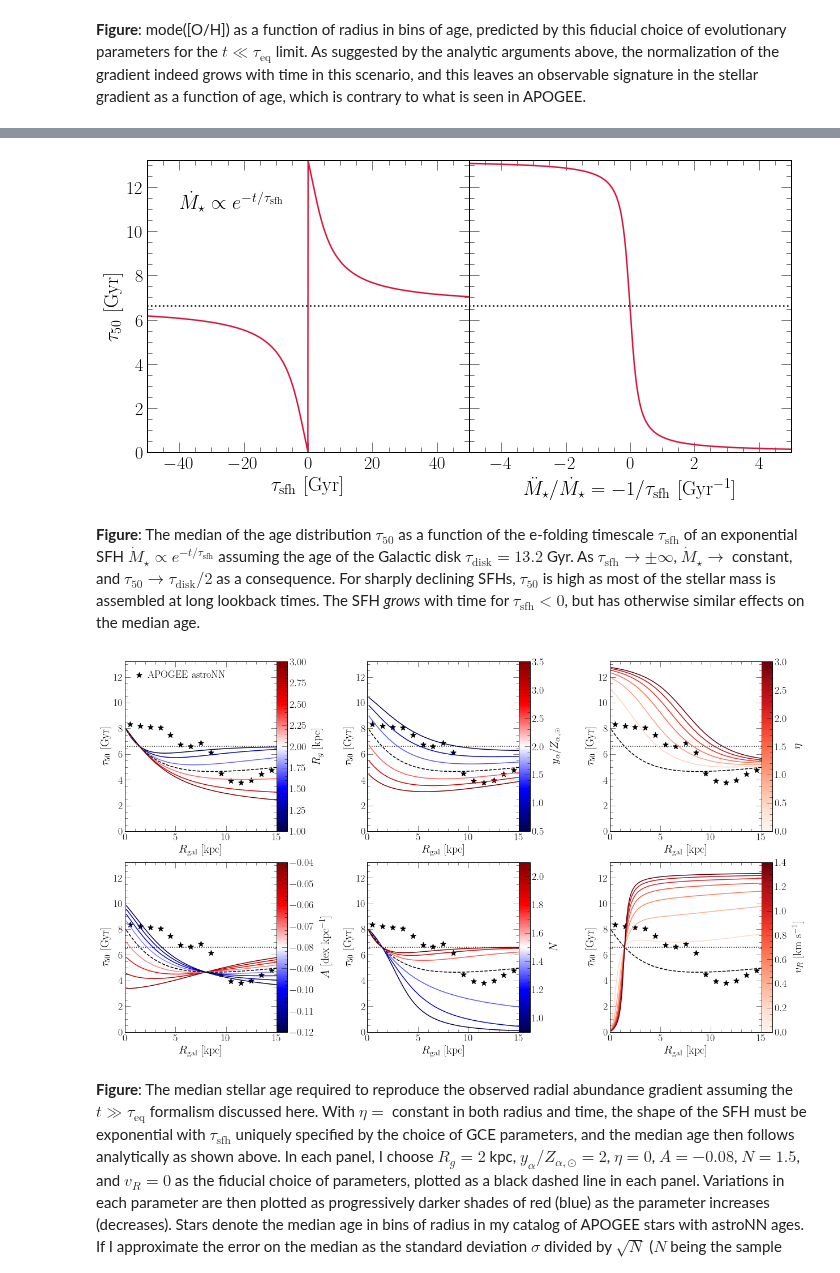
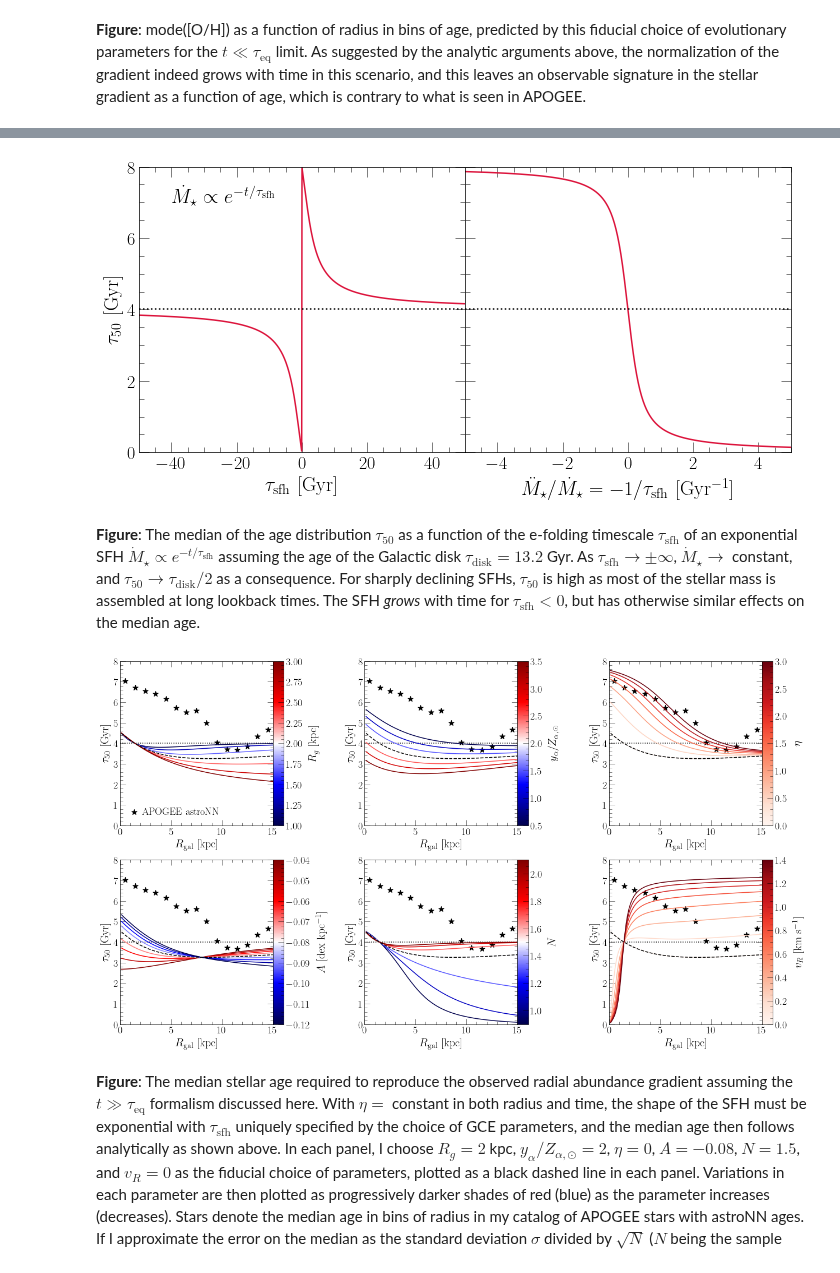
Before and after one commit to giganano/outflows, a Jupyter notebook: notebooks/radialflows.ipynb, the cells around one changed output, grey strips where cells are left out. Cells and saved outputs as stored; diff of their text form; code cells hidden in the pictures.

```diff
--- a/notebooks/radialflows.ipynb
+++ b/notebooks/radialflows.ipynb
@@ -1264,7 +1195,7 @@ $$
 # %%
 _SECONDS_PER_GYR_ = 3.1536e16 # conversion factor
 _KM_PER_KPC_ = 3.24e-17 # conversion factor
-taudisk = 13.2
+taudisk = 8
 
 def tausfh(r, taustar0 = 2, Rg = 2, eta = 0, yieldsolar = 2, A = -0.08, vr = 0, N = 1.5):
     vr *= _SECONDS_PER_GYR_
@@ -1276,13 +1207,9 @@ def tausfh(r, taustar0 = 2, Rg = 2, eta = 0, yieldsolar = 2, A = -0.08, vr = 0,
     muflow = flowterm * taustar
     tausfh = (term1 / taustar - flowterm)**(-1)
     return tausfh
-#     return (term1 / taustar - flowterm)**(-1)
 
 def tau50(r, **kwargs):
     tausfh_ = tausfh(r, **kwargs)
-#     prefactor = (np.log(2) - np.log(1 - np.exp(-taudisk / tausfh_)))
-#     prefactor = np.log(0.5 * (1 - np.exp(-taudisk / tausfh_)) + np.exp(-taudisk / tausfh_))
-#     return taudisk + tausfh_ * prefactor
     return tau50_from_tausfh(tausfh_)
 
 def tau50_from_tausfh(tausfh_):
@@ -1294,19 +1221,18 @@ ax1 = fig.add_subplot(121)
 ax1.set_xlabel(r"$\tau_\text{sfh}$ [Gyr]")
 ax1.set_ylabel(r"$\tau_{50}$ [Gyr]")
 ax1.set_xlim([-50, 50])
-ax1.set_ylim([0, 13.2])
-ax2 = fig.add_subplot(122)
+ax1.set_ylim([0, 8])
+ax2 = fig.add_subplot(122, sharey = ax1)
 ax2.set_xlabel(r"$\ddot{M}_\star / \dot{M}_\star = -1 / \tau_\text{sfh}$ [Gyr$^{-1}$]")
 # ax2.set_ylabel(r"$\tau_\text{50}$ [Gyr]")
 ax2.set_xlim([-5, 5])
-ax2.set_ylim([0, 13.2])
 plt.setp(ax2.get_yticklabels(), visible = False)
 
 xvals = np.linspace(-50, 50, 1000)
 yvals = [tau50_from_tausfh(_) for _ in xvals]
 ax1.plot(xvals, yvals, c = named_colors()["crimson"])
 ax1.axhline(taudisk / 2, c = named_colors()["black"], linestyle = ':')
-ax1.text(-40, 11, r"$\dot{M}_\star \propto e^{-t / \tau_\text{sfh}}$", fontsize = 20)
+ax1.text(-40, 7, r"$\dot{M}_\star \propto e^{-t / \tau_\text{sfh}}$", fontsize = 20)
 
 xvals = np.linspace(-5, 5, 1000)
 yvals = [tau50_from_tausfh(-1 / _) for _ in xvals]
@@ -1321,21 +1247,18 @@ plt.subplots_adjust(wspace = 0)
 #     plt.savefig("./radialflows/tau50_vs_tausfh.%s" % (ext), **kwargs)
 plt.show()
 # %% [output]
-[figure, old version]
+[figure, new version]
 # %% [markdown]
 **Figure**: The median of the age distribution $\tau_\text{50}$ as a function of the e-folding timescale $\tau_\text{sfh}$ of an exponential SFH $\dot{M}_\star \propto e^{-t / \tau_\text{sfh}}$ assuming the age of the Galactic disk $\tau_\text{disk} = 13.2$ Gyr. As $\tau_\text{sfh} \rightarrow \pm \infty$, $\dot{M}_\star \rightarrow$ constant, and $\tau_{50} \rightarrow \tau_\text{disk} / 2$ as a consequence. For sharply declining SFHs, $\tau_\text{50}$ is high as most of the stellar mass is assembled at long lookback times. The SFH *grows* with time for $\tau_\text{sfh} < 0$, but has otherwise similar effects on the median age.
 # %%
-# colormaps = ["seismic", "Reds", "seismic", "seismic", "Reds", "seismic"]
-
 fig = plt.figure(figsize = (18, 10))
 axes = []
 for i in range(6):
     axes.append(fig.add_subplot(231 + i))
     axes[i].set_xlabel(r"$R_\text{gal}$ [kpc]")
-#     axes[i].set_ylabel(r"$\tau_\text{sfh}$ [Gyr]")
     axes[i].set_ylabel(r"$\tau_{50}$ [Gyr]")
     axes[i].set_xlim([0, 15])
-    axes[i].set_ylim([0, 13.2])
+    axes[i].set_ylim([0, taudisk])
     axes[i].axhline(taudisk / 2, c = named_colors()["black"], linestyle = ":")
 plt.tight_layout()
 plt.subplots_adjust(wspace = 0.6, right = 0.92)
@@ -1344,14 +1267,12 @@ def plot_behavior(ax, values, keywordarg, label, colormap):
     xvals = np.linspace(0, 15, 100)
     for i in range(len(values)):
         kwargs = {keywordarg: values[i]}
-#         yvals = [tausfh(_, **kwargs) for _ in xvals]
         yvals = [tau50(_, **kwargs) for _ in xvals]
         cm = plt.get_cmap(colormap)
         cnorm = colors.Normalize(vmin = min(values), vmax = max(values))
         sc = cmx.ScalarMappable(norm = cnorm, cmap = cm)
         kwargs = {"c": sc.to_rgba(values[i])}
         ax.plot(xvals, yvals, **kwargs)
-#     yvals = [tausfh(_) for _ in xvals]
     yvals = [tau50(_) for _ in xvals]
     kwargs = {
         "c": named_colors()["black"],
@@ -1376,35 +1297,35 @@ indeces = [0.9, 1.1, 1.3, 1.5, 1.7, 1.9, 2.1]
 velocities = [0, 0.2, 0.4, 0.6, 0.8, 1.0, 1.2, 1.4]
 
 plot_behavior(axes[0], Rg_values, "Rg", r"$R_g$ [kpc]", "seismic")
 plot_behavior(axes[1], yieldratios, "yieldsolar", r"$y_\alpha / Z_{\alpha,\odot}$", "seismic")
 plot_behavior(axes[2], eta_values, "eta", r"$\eta$", "Reds")
 plot_behavior(axes[3], slopes, "A", r"$A$ [dex kpc$^{-1}$]", "seismic")
 plot_behavior(axes[4], indeces, "N", r"$N$", "seismic")
 plot_behavior(axes[5], velocities, "vr", "$v_R$ [km s$^{-1}$]", "Reds")
 
 data = np.genfromtxt("./medianage_vs_r.out")
 radii = [row[0] for row in data]
 med_age = [row[1] for row in data]
 kwargs = {
     "c": named_colors()["black"],
     "marker": markers()["star"],
     "s": 100,
     "label": "APOGEE astroNN"
 }
 for i in range(6): axes[i].scatter(radii, med_age, **kwargs)
 kwargs = {
-    "loc": mpl_loc("upper left"),
+    "loc": mpl_loc("lower left"),
     "handlelength": 1
 }
 axes[0].legend(**kwargs)
 
 for ext in ["pdf", "jpeg"]:
     kwargs = {}
     if ext == "jpeg": kwargs["dpi"] = 200
     plt.savefig("./radialflows/tau50_reqd.%s" % (ext), **kwargs)
 plt.show()
 # %% [output]
-[figure, old version]
+[figure, new version]
 # %% [markdown]
 **Figure**: The median stellar age required to reproduce the observed radial abundance gradient assuming the $t \gg \tau_\text{eq}$ formalism discussed here. With $\eta =$ constant in both radius and time, the shape of the SFH must be exponential with $\tau_\text{sfh}$ uniquely specified by the choice of GCE parameters, and the median age then follows analytically as shown above. In each panel, I choose $R_g = 2$ kpc, $y_\alpha / Z_{\alpha,\odot} = 2$, $\eta = 0$, $A = -0.08$, $N = 1.5$, and $v_R = 0$ as the fiducial choice of parameters, plotted as a black dashed line in each panel. Variations in each parameter are then plotted as progressively darker shades of red (blue) as the parameter increases (decreases). Stars denote the median age in bins of radius in my catalog of APOGEE stars with astroNN ages. If I approximate the error on the median as the standard deviation $\sigma$ divided by $\sqrt{N}$ ($N$ being the sample size, not the parameter in the bottom-middle panel), then the errors are comparable to or smaller than the size of the points. The SFH is exponentially decreasing (increasing) for $\tau_{50} > \tau_\text{disk} / 2$ ($\tau_\text{50} < \tau_\text{disk} / 2$; marked by the black dotted line in all panels), with an approximately constant SFH at $\tau_\text{50} \approx \tau_\text{disk}$ / 2.
 # %% [markdown]
```
Also changed, not shown: parts of 3 cells of this notebook, 3 other files.
